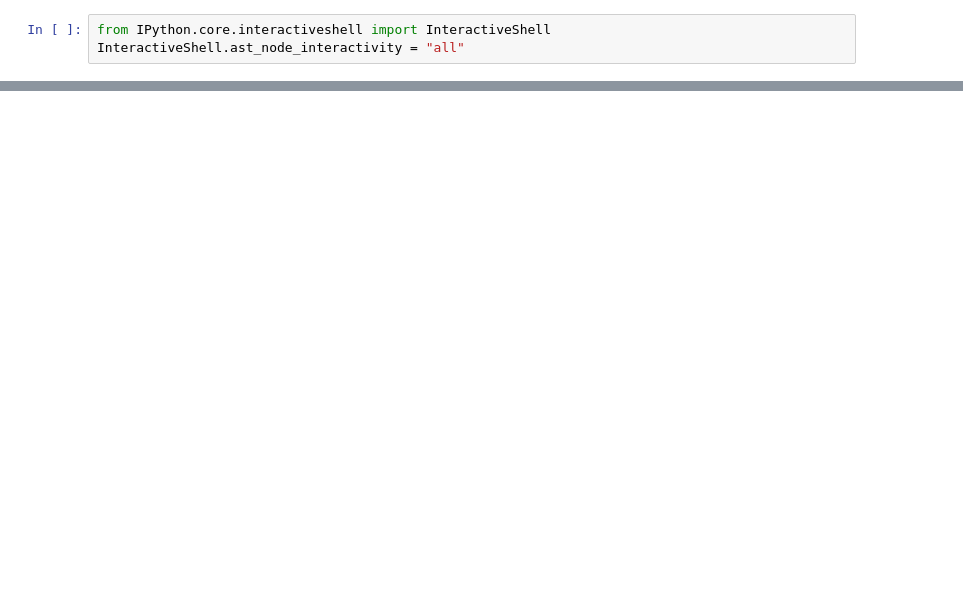
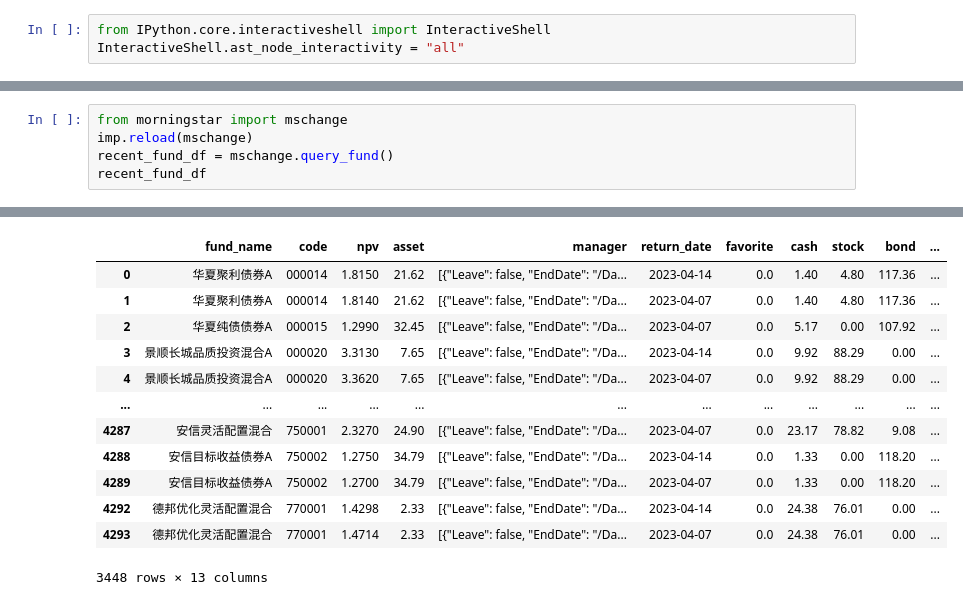
Before and after one commit to chariothy/analyzer, a Jupyter notebook: msrank.ipynb, the cells around one changed output, grey strips where cells are left out. Drawn from its saved outputs; the diff is of its cells as text; blank space fills up the shorter version.

Commit message:
First version for mschange.

```diff
--- a/msrank.ipynb
+++ b/msrank.ipynb
@@ -95,0 +25,6 @@ top_fund_df[top_fund_df.top_bond.notna()]
+# %%
+from morningstar import mschange
+imp.reload(mschange)
+recent_fund_df = mschange.query_fund()
+recent_fund_df
+# %% [output]
@@ -95,0 +48,13 @@ top_fund_df[top_fund_df.top_bond.notna()]
+|  | fund_name | code | npv | asset | manager | return_date | favorite | cash | stock | bond | ... |
+| 0 | 华夏聚利债券A | 000014 | 1.8150 | 21.62 | [{"Leave": false, "EndDate": "/Da... | 2023-04-14 | 0.0 | 1.40 | 4.80 | 117.36 | ... |
+| 1 | 华夏聚利债券A | 000014 | 1.8140 | 21.62 | [{"Leave": false, "EndDate": "/Da... | 2023-04-07 | 0.0 | 1.40 | 4.80 | 117.36 | ... |
+| 2 | 华夏纯债债券A | 000015 | 1.2990 | 32.45 | [{"Leave": false, "EndDate": "/Da... | 2023-04-07 | 0.0 | 5.17 | 0.00 | 107.92 | ... |
+| 3 | 景顺长城品质投资混合A | 000020 | 3.3130 | 7.65 | [{"Leave": false, "EndDate": "/Da... | 2023-04-14 | 0.0 | 9.92 | 88.29 | 0.00 | ... |
+| 4 | 景顺长城品质投资混合A | 000020 | 3.3620 | 7.65 | [{"Leave": false, "EndDate": "/Da... | 2023-04-07 | 0.0 | 9.92 | 88.29 | 0.00 | ... |
+| ... | ... | ... | ... | ... | ... | ... | ... | ... | ... | ... | ... |
+| 4287 | 安信灵活配置混合 | 750001 | 2.3270 | 24.90 | [{"Leave": false, "EndDate": "/Da... | 2023-04-07 | 0.0 | 23.17 | 78.82 | 9.08 | ... |
+| 4288 | 安信目标收益债券A | 750002 | 1.2750 | 34.79 | [{"Leave": false, "EndDate": "/Da... | 2023-04-14 | 0.0 | 1.33 | 0.00 | 118.20 | ... |
+| 4289 | 安信目标收益债券A | 750002 | 1.2700 | 34.79 | [{"Leave": false, "EndDate": "/Da... | 2023-04-07 | 0.0 | 1.33 | 0.00 | 118.20 | ... |
+| 4292 | 德邦优化灵活配置混合 | 770001 | 1.4298 | 2.33 | [{"Leave": false, "EndDate": "/Da... | 2023-04-14 | 0.0 | 24.38 | 76.01 | 0.00 | ... |
+| 4293 | 德邦优化灵活配置混合 | 770001 | 1.4714 | 2.33 | [{"Leave": false, "EndDate": "/Da... | 2023-04-07 | 0.0 | 24.38 | 76.01 | 0.00 | ... |
+3448 rows × 13 columns
```
Also changed, not shown: parts of 10 cells of this notebook, 3 other files.
